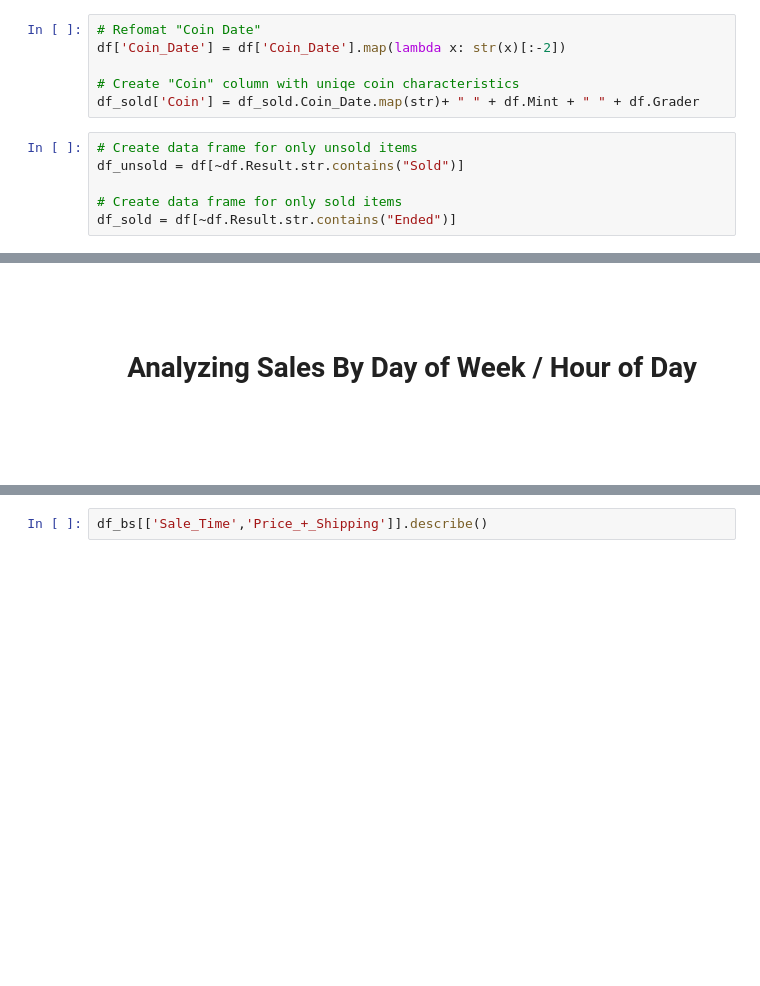
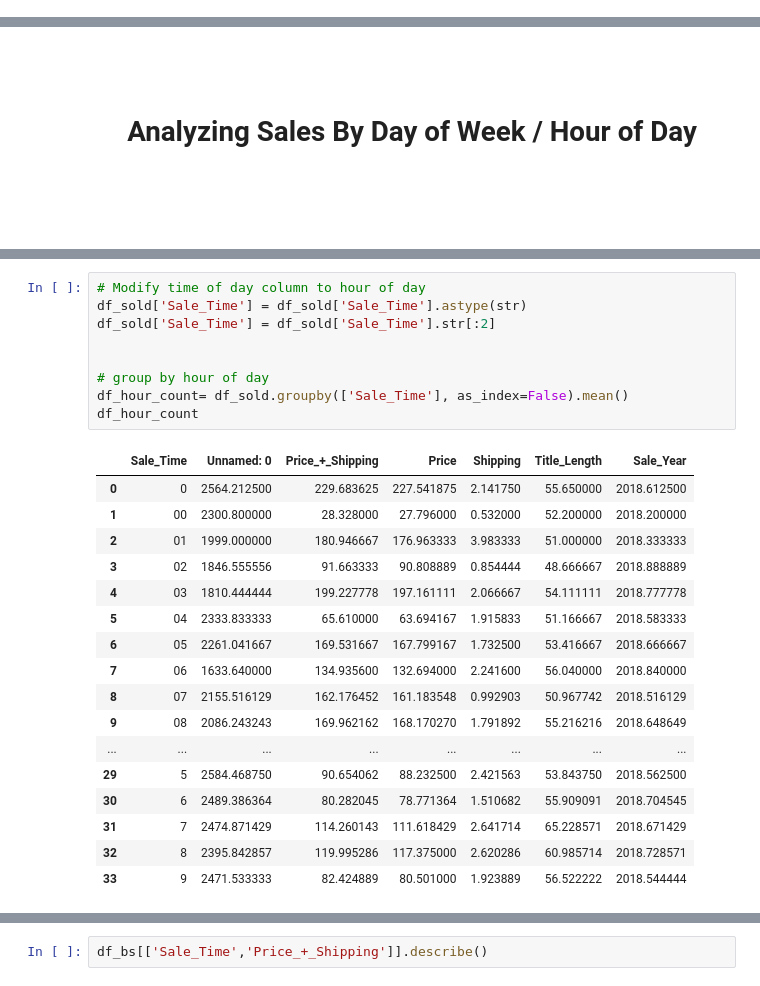
Before and after one commit to Daniel-Lomeland/Scraping_and_Visualizing_eBay_Data, a Jupyter notebook: Scraping_Completed_Listings/Visualizing_Scraped_Data.ipynb, the cells around one changed output, grey strips where cells are left out. Saved outputs shown, nothing was run; the diff lists cells and outputs as text; blank space fills up the shorter version.

```diff
--- a/Scraping_Completed_Listings/Visualizing_Scraped_Data.ipynb
+++ b/Scraping_Completed_Listings/Visualizing_Scraped_Data.ipynb
@@ -34,15 +45,3 @@ df.head()
-# %%
-# Refomat "Coin Date"
-df['Coin_Date'] = df['Coin_Date'].map(lambda x: str(x)[:-2])
-
-# Create "Coin" column with uniqe coin characteristics
-df_sold['Coin'] = df_sold.Coin_Date.map(str)+ " " + df.Mint + " " + df.Grader
-# %%
-# Create data frame for only unsold items
-df_unsold = df[~df.Result.str.contains("Sold")]
-
-# Create data frame for only sold items
-df_sold = df[~df.Result.str.contains("Ended")]
 # %% [markdown]
 <Br>
 <Br>
@@ -301 +307,28 @@ py.iplot(fig, filename='Daily Sales')
+# %%
+# Modify time of day column to hour of day
+df_sold['Sale_Time'] = df_sold['Sale_Time'].astype(str)
+df_sold['Sale_Time'] = df_sold['Sale_Time'].str[:2]
+
+
+# group by hour of day
+df_hour_count= df_sold.groupby(['Sale_Time'], as_index=False).mean()
+df_hour_count
+# %% [output]
+|  | Sale_Time | Unnamed: 0 | Price_+_Shipping | Price | Shipping | Title_Length | Sale_Year |
+| 0 | 0 | 2564.212500 | 229.683625 | 227.541875 | 2.141750 | 55.650000 | 2018.612500 |
+| 1 | 00 | 2300.800000 | 28.328000 | 27.796000 | 0.532000 | 52.200000 | 2018.200000 |
+| 2 | 01 | 1999.000000 | 180.946667 | 176.963333 | 3.983333 | 51.000000 | 2018.333333 |
+| 3 | 02 | 1846.555556 | 91.663333 | 90.808889 | 0.854444 | 48.666667 | 2018.888889 |
+| 4 | 03 | 1810.444444 | 199.227778 | 197.161111 | 2.066667 | 54.111111 | 2018.777778 |
+| 5 | 04 | 2333.833333 | 65.610000 | 63.694167 | 1.915833 | 51.166667 | 2018.583333 |
+| 6 | 05 | 2261.041667 | 169.531667 | 167.799167 | 1.732500 | 53.416667 | 2018.666667 |
+| 7 | 06 | 1633.640000 | 134.935600 | 132.694000 | 2.241600 | 56.040000 | 2018.840000 |
+| 8 | 07 | 2155.516129 | 162.176452 | 161.183548 | 0.992903 | 50.967742 | 2018.516129 |
+| 9 | 08 | 2086.243243 | 169.962162 | 168.170270 | 1.791892 | 55.216216 | 2018.648649 |
+| ... | ... | ... | ... | ... | ... | ... | ... |
+| 29 | 5 | 2584.468750 | 90.654062 | 88.232500 | 2.421563 | 53.843750 | 2018.562500 |
+| 30 | 6 | 2489.386364 | 80.282045 | 78.771364 | 1.510682 | 55.909091 | 2018.704545 |
+| 31 | 7 | 2474.871429 | 114.260143 | 111.618429 | 2.641714 | 65.228571 | 2018.671429 |
+| 32 | 8 | 2395.842857 | 119.995286 | 117.375000 | 2.620286 | 60.985714 | 2018.728571 |
+| 33 | 9 | 2471.533333 | 82.424889 | 80.501000 | 1.923889 | 56.522222 | 2018.544444 |
 # %%
```
Also changed, not shown: parts of 21 cells of this notebook, 1 other file.
